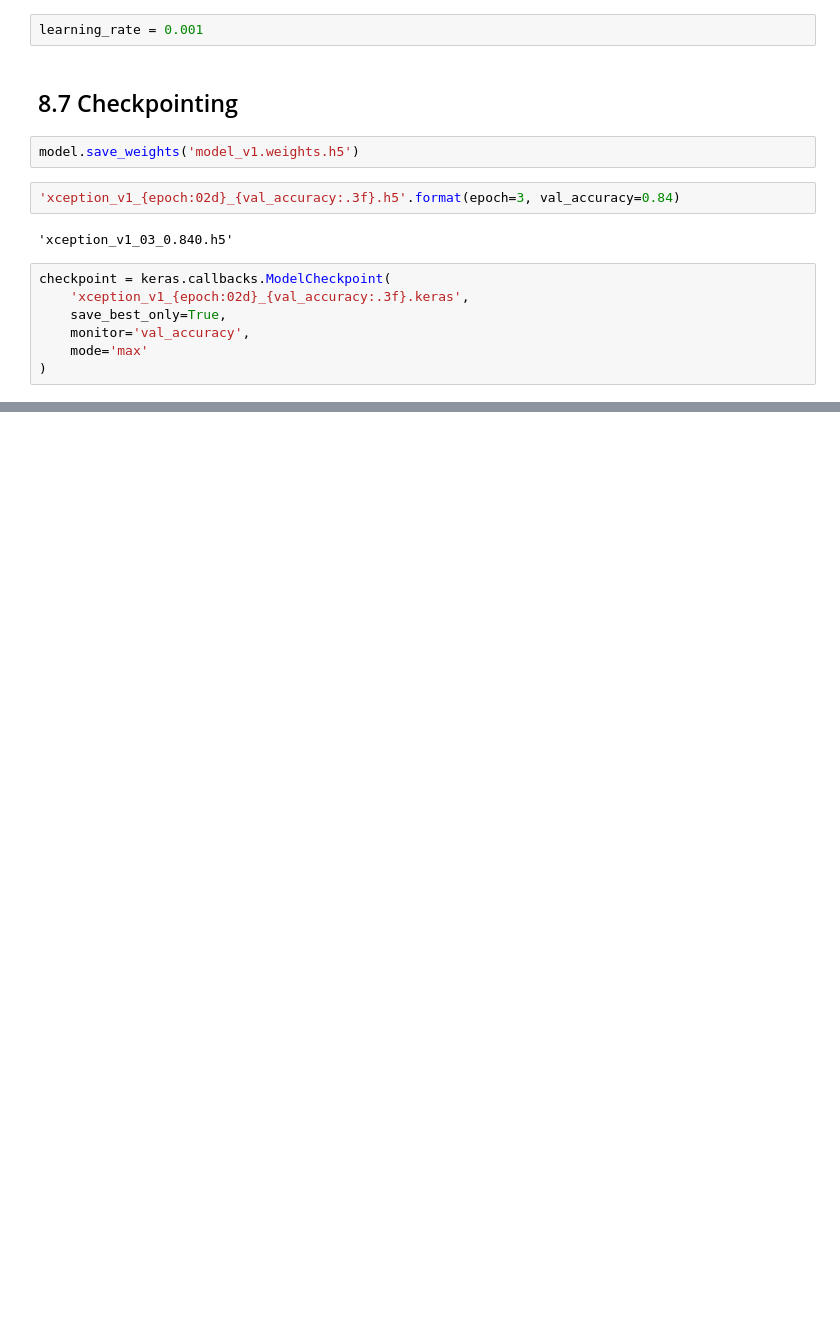
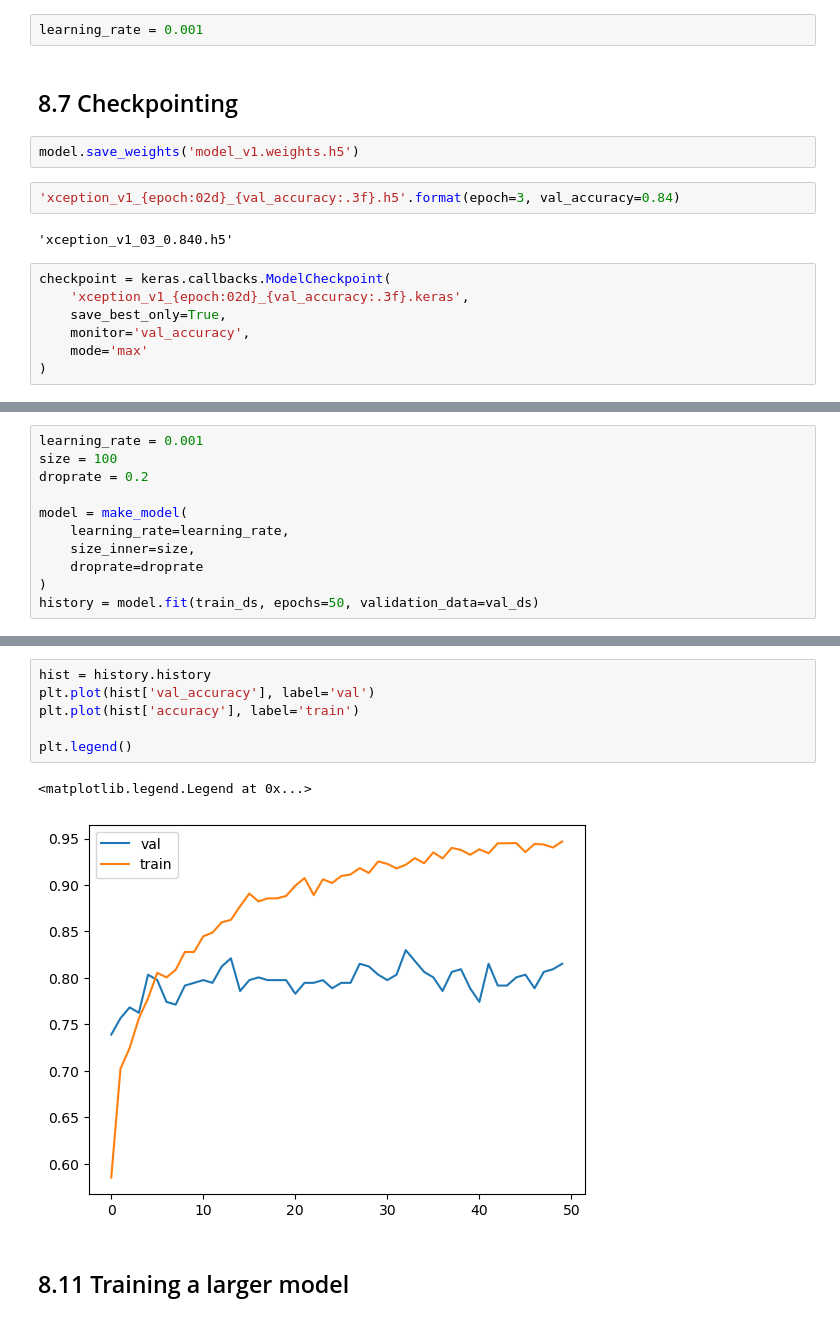
Before and after one commit to timmy-cde/ml-zoomcamp-hw, a Jupyter notebook: 08_deep_learning/lesson8.ipynb, the cells around one changed output, grey strips where cells are left out. Drawn from its saved outputs; the diff is of its cells as text; blank space fills up the shorter version.

```diff
--- a/08_deep_learning/lesson8.ipynb
+++ b/08_deep_learning/lesson8.ipynb
@@ -426,0 +556,11 @@ Epoch 10/10
+# %%
+learning_rate = 0.001
+size = 100
+droprate = 0.2
+
+model = make_model(
+    learning_rate=learning_rate,
+    size_inner=size,
+    droprate=droprate
+)
+history = model.fit(train_ds, epochs=50, validation_data=val_ds)
@@ -426,0 +587,11 @@ Epoch 10/10
+# %%
+hist = history.history
+plt.plot(hist['val_accuracy'], label='val')
+plt.plot(hist['accuracy'], label='train')
+
+plt.legend()
+# %% [output]
+<matplotlib.legend.Legend at 0x...>
+[figure, added]
+# %% [markdown]
+## 8.11 Training a larger model
```
Also changed, not shown: parts of 34 cells of this notebook.
